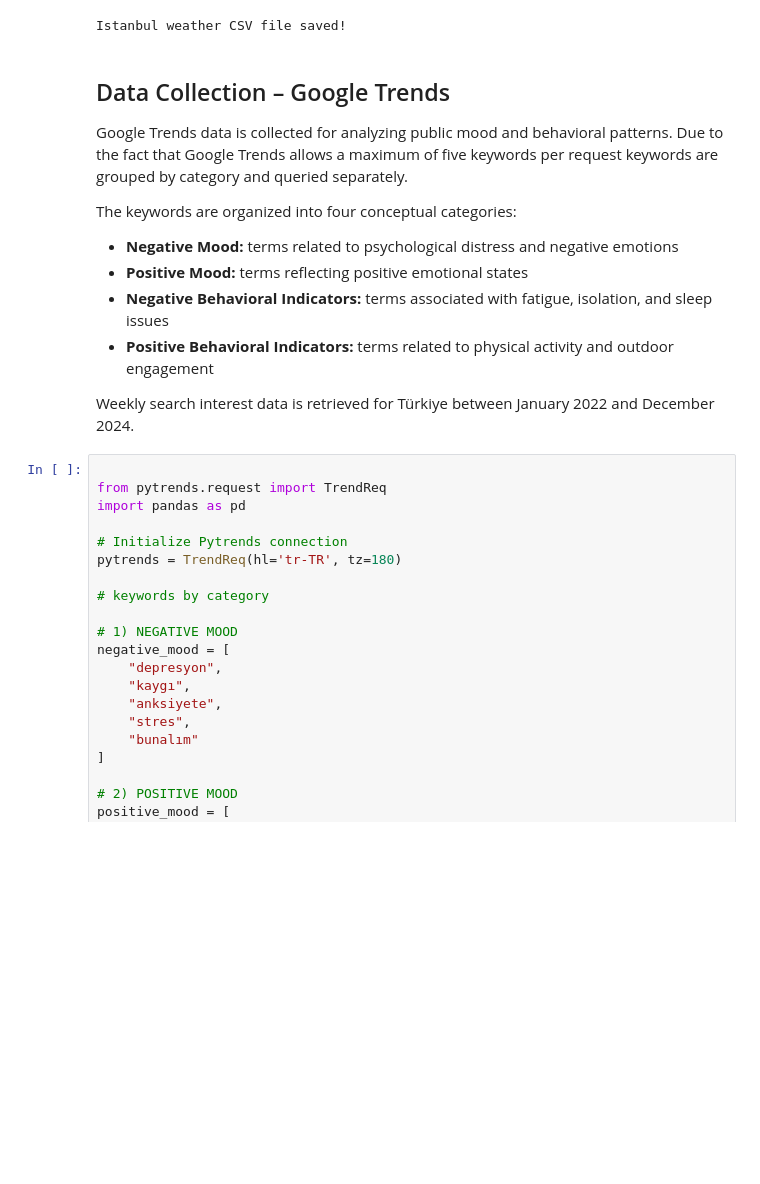
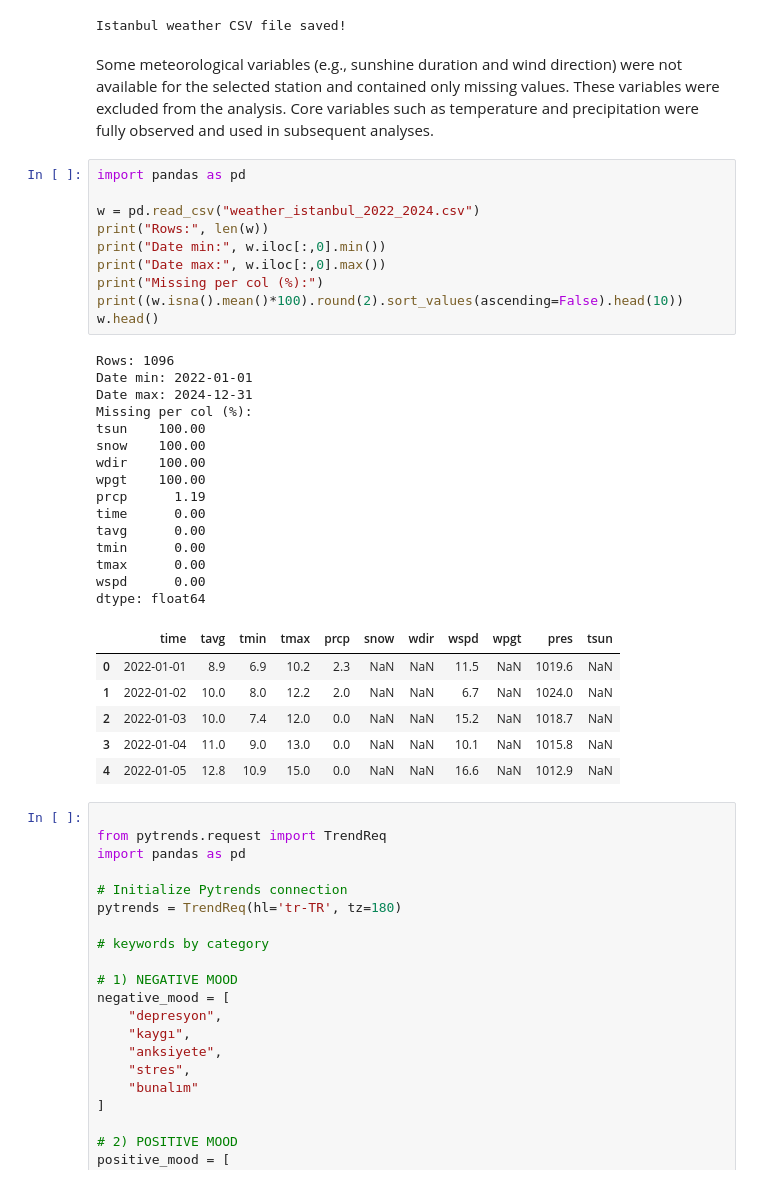
Before and after one commit to idrisinanoglu/DSA210-Project, a Jupyter notebook: DSA_210.ipynb, the cells around one changed output. Drawn from its saved outputs; the diff is of its cells as text; blank space fills up the shorter version.

```diff
--- a/DSA_210.ipynb
+++ b/DSA_210.ipynb
@@ -59,21 +74,43 @@ Warning: Cannot load daily/2022/17062.csv.gz from https://data.meteostat.net/
 Warning: Cannot load daily/2023/17062.csv.gz from https://data.meteostat.net/
 Warning: Cannot load daily/2024/17062.csv.gz from https://data.meteostat.net/
 Istanbul weather CSV file saved!
-# %% [markdown]
-## Data Collection – Google Trends
-
-Google Trends data is collected for analyzing public mood
-and behavioral patterns. Due to the fact that Google Trends allows a maximum of five keywords per
-request keywords are grouped by category and queried separately.
-
-The keywords are organized into four conceptual categories:
-- **Negative Mood:** terms related to psychological distress and negative emotions
-- **Positive Mood:** terms reflecting positive emotional states
-- **Negative Behavioral Indicators:** terms associated with fatigue, isolation, and sleep issues
-- **Positive Behavioral Indicators:** terms related to physical activity and outdoor engagement
-
-Weekly search interest data is retrieved for Türkiye between January 2022 and
-December 2024.
+# %% [markdown]
+Some meteorological variables (e.g., sunshine duration and wind direction)
+were not available for the selected station and contained only missing values.
+These variables were excluded from the analysis. Core variables such as
+temperature and precipitation were fully observed and used in subsequent analyses.
+# %%
+import pandas as pd
+
+w = pd.read_csv("weather_istanbul_2022_2024.csv")
+print("Rows:", len(w))
+print("Date min:", w.iloc[:,0].min())
+print("Date max:", w.iloc[:,0].max())
+print("Missing per col (%):")
+print((w.isna().mean()*100).round(2).sort_values(ascending=False).head(10))
+w.head()
+# %% [output]
+Rows: 1096
+Date min: 2022-01-01
+Date max: 2024-12-31
+Missing per col (%):
+tsun    100.00
+snow    100.00
+wdir    100.00
+wpgt    100.00
+prcp      1.19
+time      0.00
+tavg      0.00
+tmin      0.00
+tmax      0.00
+wspd      0.00
+dtype: float64
+|  | time | tavg | tmin | tmax | prcp | snow | wdir | wspd | wpgt | pres | tsun |
+| 0 | 2022-01-01 | 8.9 | 6.9 | 10.2 | 2.3 | NaN | NaN | 11.5 | NaN | 1019.6 | NaN |
+| 1 | 2022-01-02 | 10.0 | 8.0 | 12.2 | 2.0 | NaN | NaN | 6.7 | NaN | 1024.0 | NaN |
+| 2 | 2022-01-03 | 10.0 | 7.4 | 12.0 | 0.0 | NaN | NaN | 15.2 | NaN | 1018.7 | NaN |
+| 3 | 2022-01-04 | 11.0 | 9.0 | 13.0 | 0.0 | NaN | NaN | 10.1 | NaN | 1015.8 | NaN |
+| 4 | 2022-01-05 | 12.8 | 10.9 | 15.0 | 0.0 | NaN | NaN | 16.6 | NaN | 1012.9 | NaN |
 # %%
 
 from pytrends.request import TrendReq
```
Also changed, not shown: parts of 1 cell of this notebook.
